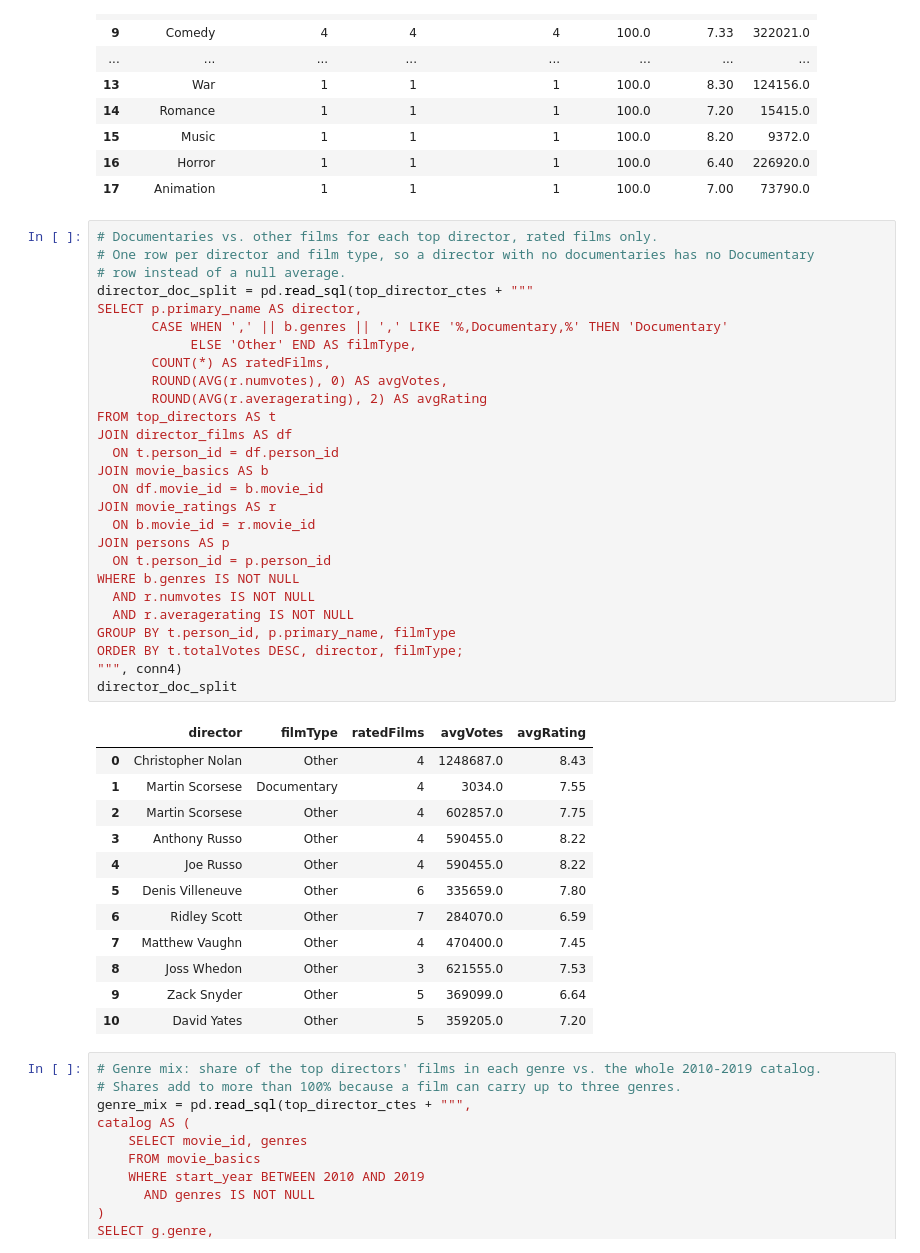
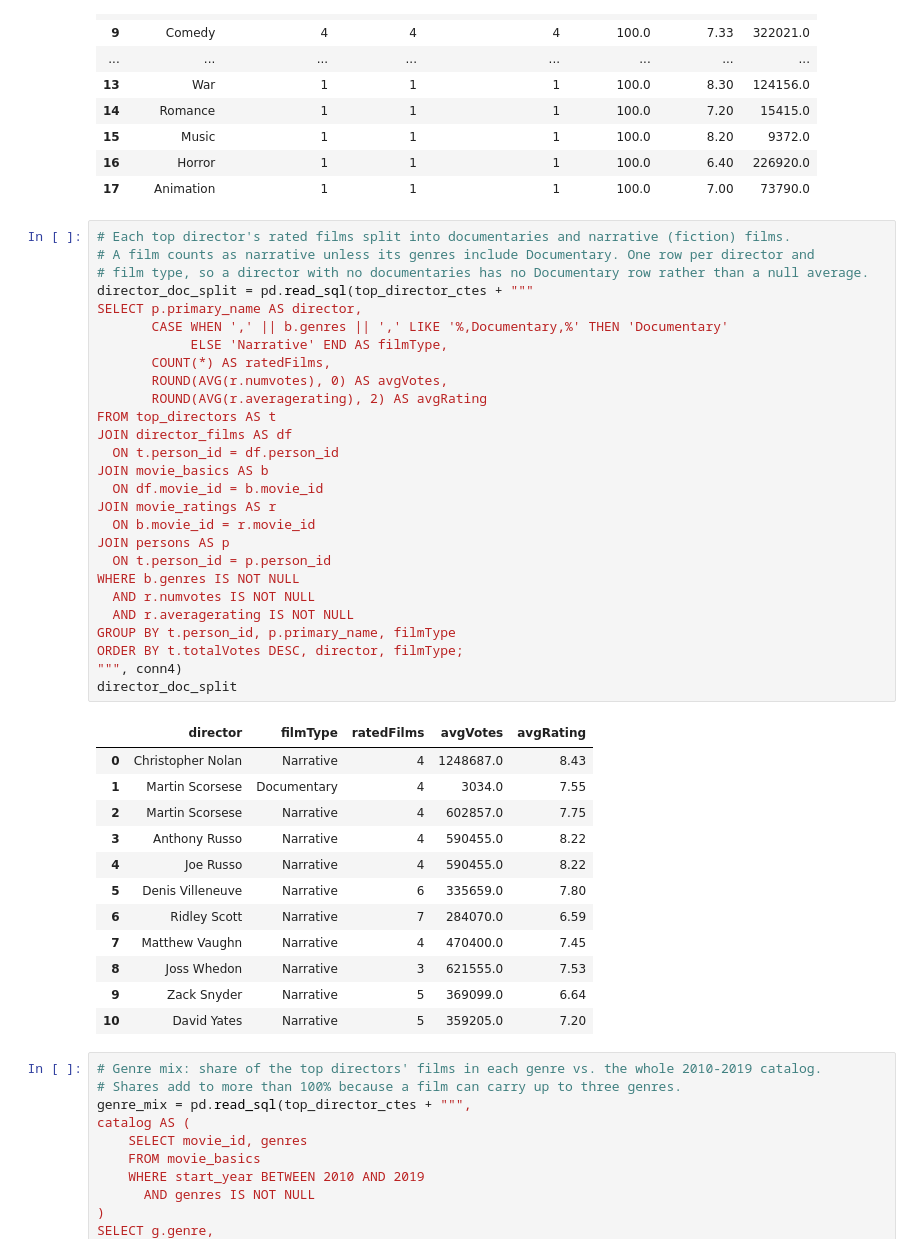
Before and after one commit to janbalangue/dsc-sql-summative-lab, a Jupyter notebook: SQLSummativeLab.ipynb, the cells around one changed output. Drawn from its saved outputs; the diff is of its cells as text.

```diff
--- a/SQLSummativeLab.ipynb
+++ b/SQLSummativeLab.ipynb
@@ -1049,45 +1049,45 @@ top_director_genres
 | 16 | Horror | 1 | 1 | 1 | 100.0 | 6.40 | 226920.0 |
 | 17 | Animation | 1 | 1 | 1 | 100.0 | 7.00 | 73790.0 |
 # %%
-# Documentaries vs. other films for each top director, rated films only.
-# One row per director and film type, so a director with no documentaries has no Documentary
-# row instead of a null average.
+# Each top director's rated films split into documentaries and narrative (fiction) films.
+# A film counts as narrative unless its genres include Documentary. One row per director and
+# film type, so a director with no documentaries has no Documentary row rather than a null average.
 director_doc_split = pd.read_sql(top_director_ctes + """
 SELECT p.primary_name AS director,
        CASE WHEN ',' || b.genres || ',' LIKE '%,Documentary,%' THEN 'Documentary'
-            ELSE 'Other' END AS filmType,
+            ELSE 'Narrative' END AS filmType,
        COUNT(*) AS ratedFilms,
        ROUND(AVG(r.numvotes), 0) AS avgVotes,
        ROUND(AVG(r.averagerating), 2) AS avgRating
 FROM top_directors AS t
 JOIN director_films AS df
   ON t.person_id = df.person_id
 JOIN movie_basics AS b
   ON df.movie_id = b.movie_id
 JOIN movie_ratings AS r
   ON b.movie_id = r.movie_id
 JOIN persons AS p
   ON t.person_id = p.person_id
 WHERE b.genres IS NOT NULL
   AND r.numvotes IS NOT NULL
   AND r.averagerating IS NOT NULL
 GROUP BY t.person_id, p.primary_name, filmType
 ORDER BY t.totalVotes DESC, director, filmType;
 """, conn4)
 director_doc_split
 # %% [output]
 |  | director | filmType | ratedFilms | avgVotes | avgRating |
-| 0 | Christopher Nolan | Other | 4 | 1248687.0 | 8.43 |
+| 0 | Christopher Nolan | Narrative | 4 | 1248687.0 | 8.43 |
 | 1 | Martin Scorsese | Documentary | 4 | 3034.0 | 7.55 |
-| 2 | Martin Scorsese | Other | 4 | 602857.0 | 7.75 |
-| 3 | Anthony Russo | Other | 4 | 590455.0 | 8.22 |
-| 4 | Joe Russo | Other | 4 | 590455.0 | 8.22 |
-| 5 | Denis Villeneuve | Other | 6 | 335659.0 | 7.80 |
-| 6 | Ridley Scott | Other | 7 | 284070.0 | 6.59 |
-| 7 | Matthew Vaughn | Other | 4 | 470400.0 | 7.45 |
-| 8 | Joss Whedon | Other | 3 | 621555.0 | 7.53 |
-| 9 | Zack Snyder | Other | 5 | 369099.0 | 6.64 |
-| 10 | David Yates | Other | 5 | 359205.0 | 7.20 |
+| 2 | Martin Scorsese | Narrative | 4 | 602857.0 | 7.75 |
+| 3 | Anthony Russo | Narrative | 4 | 590455.0 | 8.22 |
+| 4 | Joe Russo | Narrative | 4 | 590455.0 | 8.22 |
+| 5 | Denis Villeneuve | Narrative | 6 | 335659.0 | 7.80 |
+| 6 | Ridley Scott | Narrative | 7 | 284070.0 | 6.59 |
+| 7 | Matthew Vaughn | Narrative | 4 | 470400.0 | 7.45 |
+| 8 | Joss Whedon | Narrative | 3 | 621555.0 | 7.53 |
+| 9 | Zack Snyder | Narrative | 5 | 369099.0 | 6.64 |
+| 10 | David Yates | Narrative | 5 | 359205.0 | 7.20 |
 # %%
 # Genre mix: share of the top directors' films in each genre vs. the whole 2010-2019 catalog.
 # Shares add to more than 100% because a film can carry up to three genres.
```
Also changed, not shown: parts of 1 cell of this notebook.
